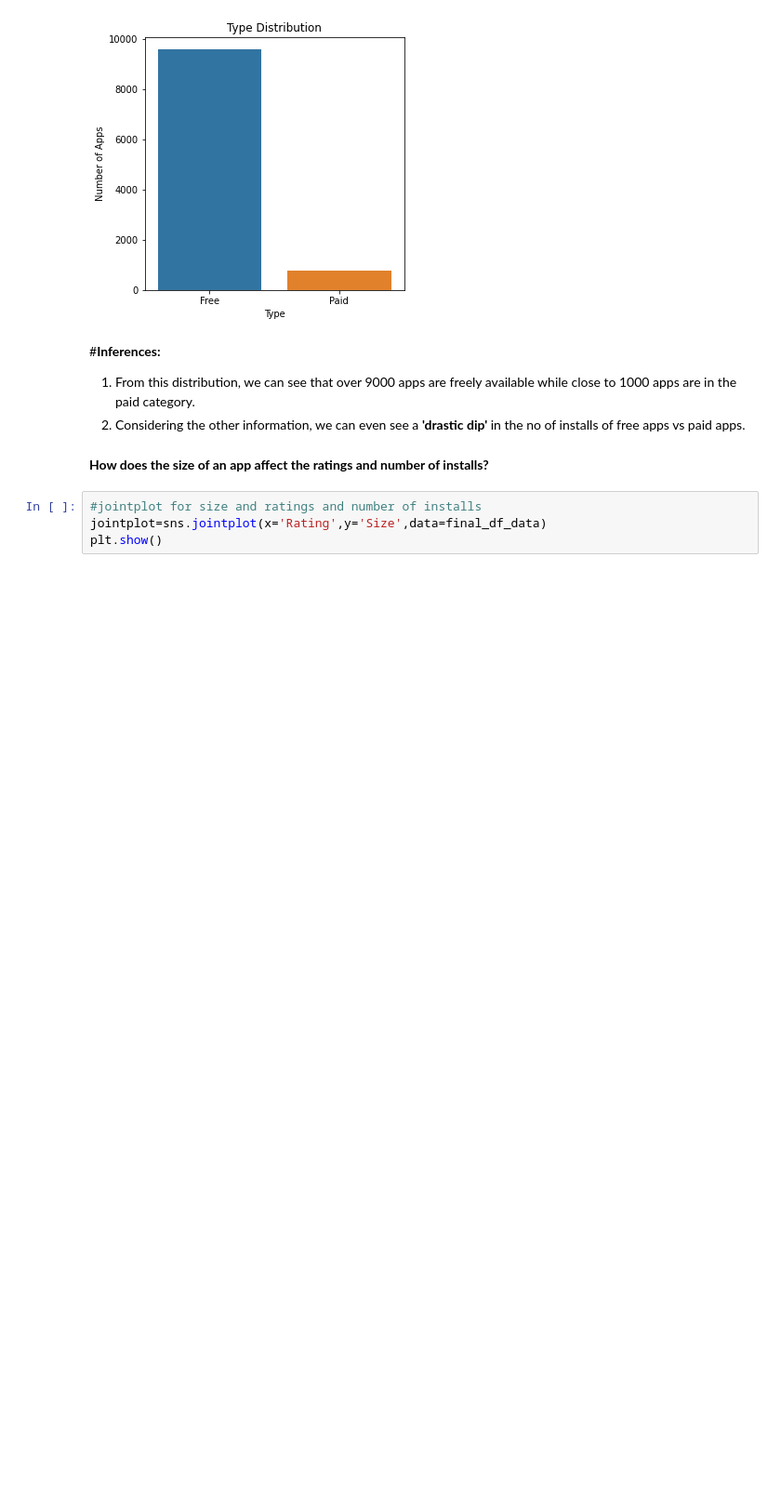
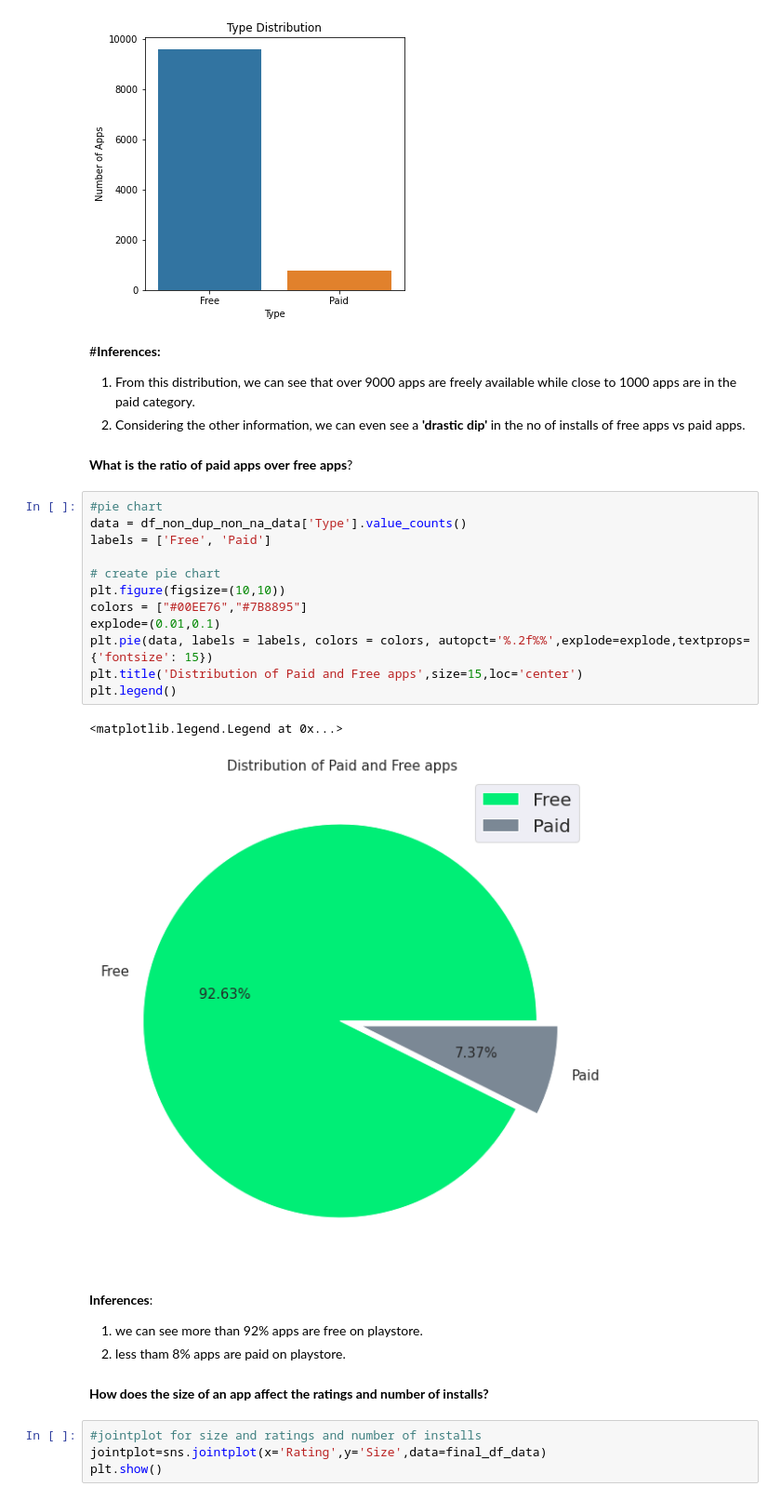
Before and after one commit to niteshchobdar38/EDA-project, a Jupyter notebook: Nitesh_Play_Store_Review.ipynb, the cells around one changed output. Shown at 93% size. Saved outputs shown, nothing was run; the diff lists cells and outputs as text; blank space fills up the shorter version.

```diff
--- a/Nitesh_Play_Store_Review.ipynb
+++ b/Nitesh_Play_Store_Review.ipynb
@@ -346,6 +346,27 @@ plt.show()
 
 1.   From this distribution, we can see that over 9000 apps are freely available while close to 1000 apps are in the paid category.
 2.   Considering the other information, we can even see a **'drastic dip'** in the no of installs of free apps vs paid apps.
+# %% [markdown]
+**What** **is** **the** **ratio** **of** **paid** **apps** **over** **free** **apps**?
+# %%
+#pie chart
+data = df_non_dup_non_na_data['Type'].value_counts()
+labels = ['Free', 'Paid']
+
+# create pie chart
+plt.figure(figsize=(10,10))
+colors = ["#00EE76","#7B8895"]
+explode=(0.01,0.1)
+plt.pie(data, labels = labels, colors = colors, autopct='%.2f%%',explode=explode,textprops={'fontsize': 15})
+plt.title('Distribution of Paid and Free apps',size=15,loc='center')
+plt.legend()
+# %% [output]
+<matplotlib.legend.Legend at 0x...>
+[figure, added]
+# %% [markdown]
+**Inferences**:
+1. we can see more than 92% apps are free on playstore.
+2. less tham 8% apps are paid on playstore.
 # %% [markdown]
 **How does the size of an app affect the ratings and number of installs?**
 # %%
```
Also changed, not shown: parts of 1 cell of this notebook.
